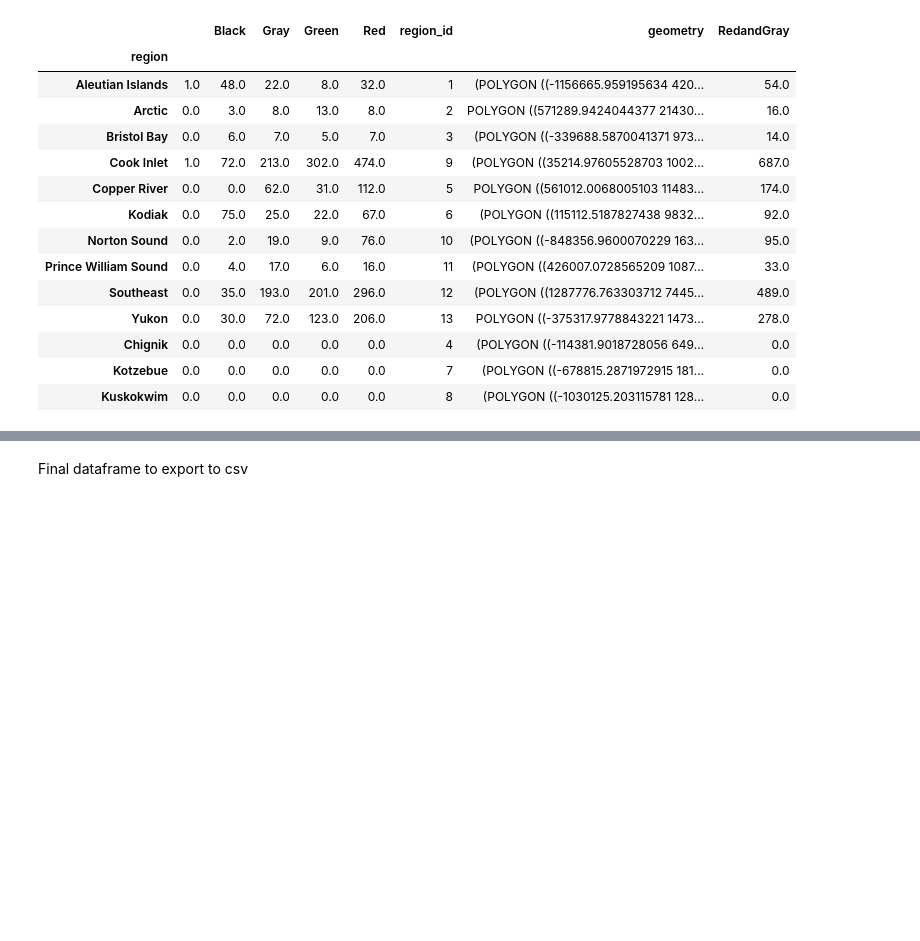
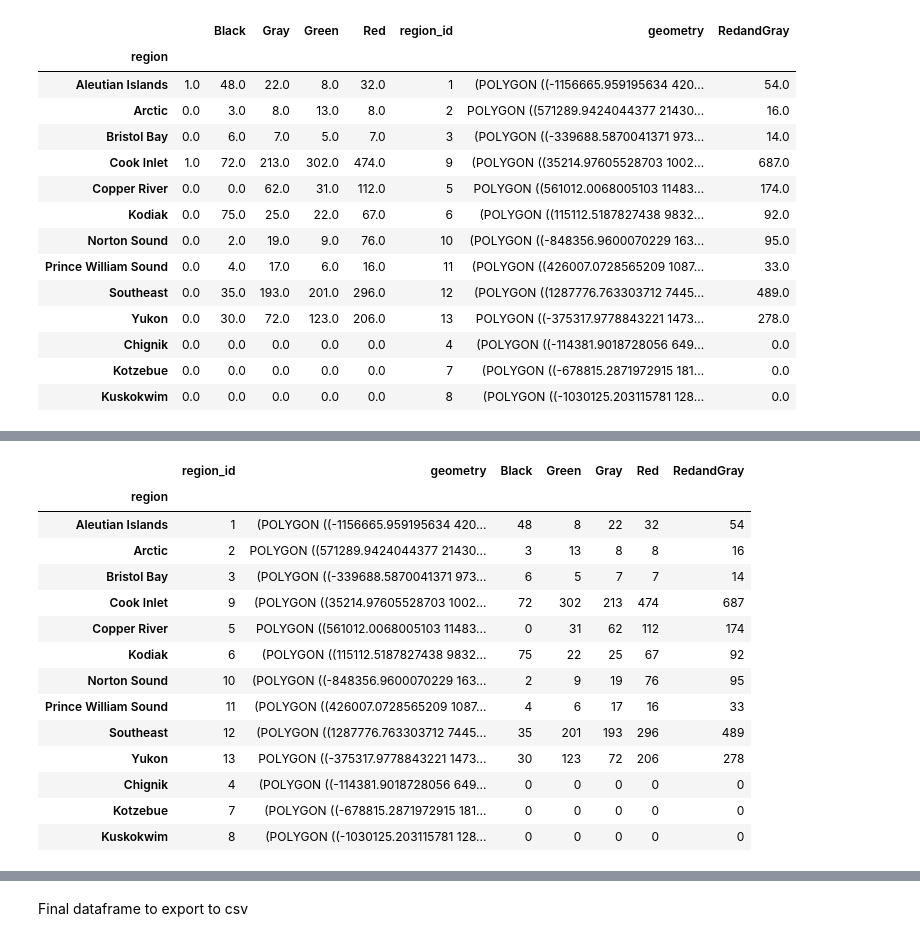
Before and after one commit to mariejohnson/spatial_analysis, a Jupyter notebook: fish_passage.ipynb, the cells around one changed output, grey strips where cells are left out. Drawn from its saved outputs; the diff is of its cells as text; code cells hidden in the pictures; blank space fills up the shorter version.

Commit message:
changed dtype to int

```diff
--- a/fish_passage.ipynb
+++ b/fish_passage.ipynb
@@ -108,3 +108,6 @@ drp_na
 | Chignik | 0.0 | 0.0 | 0.0 | 0.0 | 0.0 | 4 | (POLYGON ((-114381.9018728056 649... | 0.0 |
 | Kotzebue | 0.0 | 0.0 | 0.0 | 0.0 | 0.0 | 7 | (POLYGON ((-678815.2871972915 181... | 0.0 |
 | Kuskokwim | 0.0 | 0.0 | 0.0 | 0.0 | 0.0 | 8 | (POLYGON ((-1030125.203115781 128... | 0.0 |
+# %%
+semifinal_df = drp_na.filter(['region_id', 'geometry', 'Black', 'Green', 'Gray', 'Red', 'RedandGray'], axis=1)
+semifinal_df
@@ -110,0 +130,4 @@ drp_na
+# %%
+f64 = semifinal_df.select_dtypes('float64')
+# %%
+f64 = f64.astype('int64')
@@ -110,0 +143,3 @@ drp_na
+# %%
+sf_minuscolors = semifinal_df.drop(columns=['Black', 'Green', 'Gray', 'Red', 'RedandGray'])
+sf_minuscolors
@@ -110,0 +162,19 @@ drp_na
+# %%
+final_df = pd.merge(sf_minuscolors, f64, how="left", on="region")
+final_df
+# %% [output]
+|  | region_id | geometry | Black | Green | Gray | Red | RedandGray |
+| region |  |  |  |  |  |  |  |
+| Aleutian Islands | 1 | (POLYGON ((-1156665.959195634 420... | 48 | 8 | 22 | 32 | 54 |
+| Arctic | 2 | POLYGON ((571289.9424044377 21430... | 3 | 13 | 8 | 8 | 16 |
+| Bristol Bay | 3 | (POLYGON ((-339688.5870041371 973... | 6 | 5 | 7 | 7 | 14 |
+| Cook Inlet | 9 | (POLYGON ((35214.97605528703 1002... | 72 | 302 | 213 | 474 | 687 |
+| Copper River | 5 | POLYGON ((561012.0068005103 11483... | 0 | 31 | 62 | 112 | 174 |
+| Kodiak | 6 | (POLYGON ((115112.5187827438 9832... | 75 | 22 | 25 | 67 | 92 |
+| Norton Sound | 10 | (POLYGON ((-848356.9600070229 163... | 2 | 9 | 19 | 76 | 95 |
+| Prince William Sound | 11 | (POLYGON ((426007.0728565209 1087... | 4 | 6 | 17 | 16 | 33 |
+| Southeast | 12 | (POLYGON ((1287776.763303712 7445... | 35 | 201 | 193 | 296 | 489 |
+| Yukon | 13 | POLYGON ((-375317.9778843221 1473... | 30 | 123 | 72 | 206 | 278 |
+| Chignik | 4 | (POLYGON ((-114381.9018728056 649... | 0 | 0 | 0 | 0 | 0 |
+| Kotzebue | 7 | (POLYGON ((-678815.2871972915 181... | 0 | 0 | 0 | 0 | 0 |
+| Kuskokwim | 8 | (POLYGON ((-1030125.203115781 128... | 0 | 0 | 0 | 0 | 0 |
```
Also changed, not shown: parts of 8 cells of this notebook.
